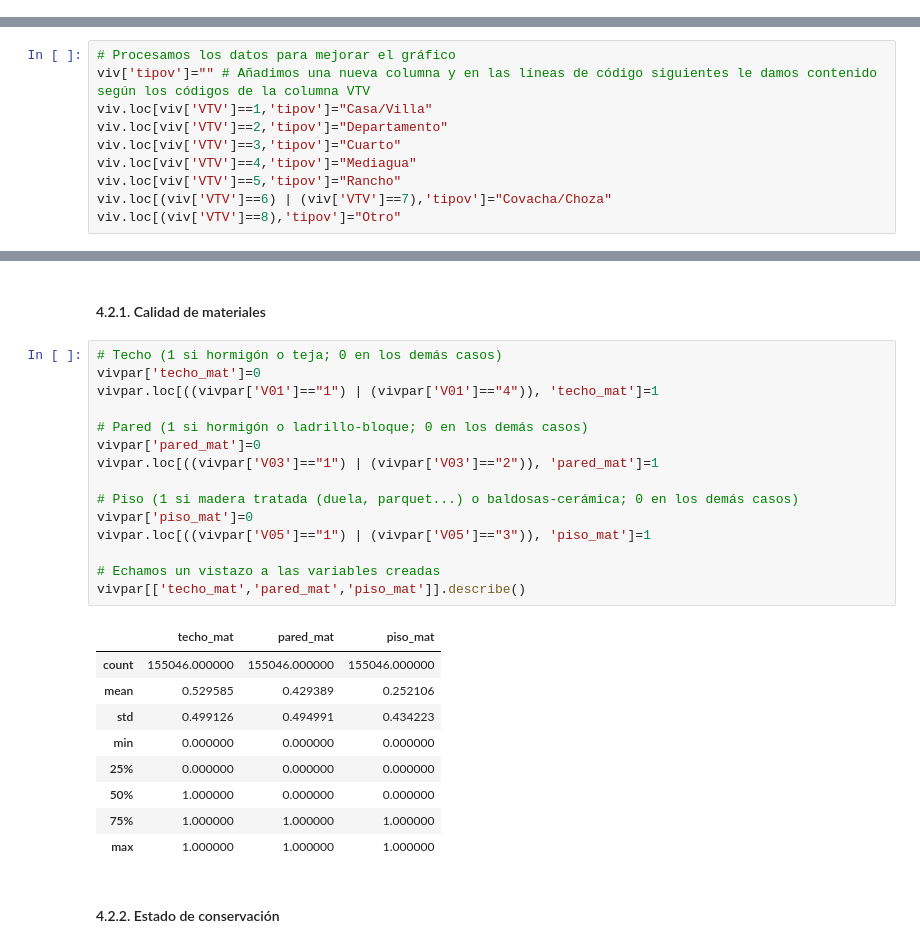
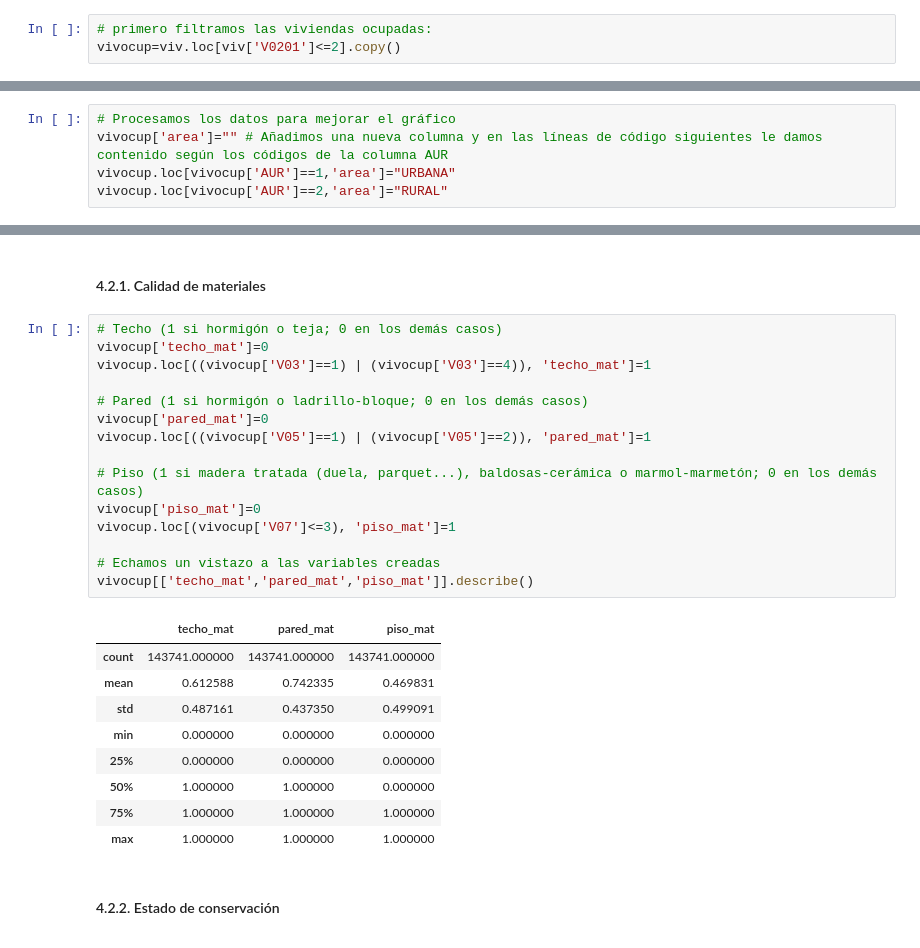
Before and after one commit to otoperalias/teaching, a Jupyter notebook: UTE_TallerAnalisisCuanti_2024_agosto.ipynb, the cells around one changed output, grey strips where cells are left out. Drawn from its saved outputs; the diff is of its cells as text.

```diff
--- a/UTE_TallerAnalisisCuanti_2024_agosto.ipynb
+++ b/UTE_TallerAnalisisCuanti_2024_agosto.ipynb
@@ -136,0 +115,3 @@ dtype: int64
+# %%
+# primero filtramos las viviendas ocupadas:
+vivocup=viv.loc[viv['V0201']<=2].copy()
@@ -147,11 +139,6 @@ sns.histplot(data=viv,x="VTV",stat="percent")
 El siguiente bloque de código procesa ligeramente los datos para crear un gráfico más entendible. En concreto, creamos una nueva variable en la que asignamos a cada código numérico su etiqueta.
 # %%
 # Procesamos los datos para mejorar el gráfico
-viv['tipov']="" # Añadimos una nueva columna y en las líneas de código siguientes le damos contenido según los códigos de la columna VTV
-viv.loc[viv['VTV']==1,'tipov']="Casa/Villa"
-viv.loc[viv['VTV']==2,'tipov']="Departamento"
-viv.loc[viv['VTV']==3,'tipov']="Cuarto"
-viv.loc[viv['VTV']==4,'tipov']="Mediagua"
-viv.loc[viv['VTV']==5,'tipov']="Rancho"
-viv.loc[(viv['VTV']==6) | (viv['VTV']==7),'tipov']="Covacha/Choza"
-viv.loc[(viv['VTV']==8),'tipov']="Otro"
+vivocup['area']="" # Añadimos una nueva columna y en las líneas de código siguientes le damos contenido según los códigos de la columna AUR
+vivocup.loc[vivocup['AUR']==1,'area']="URBANA"
+vivocup.loc[vivocup['AUR']==2,'area']="RURAL"
@@ -204,27 +183,27 @@ Aplicado al indicador que queremos construir:
 #### 4.2.1. Calidad de materiales
 # %%
 # Techo (1 si hormigón o teja; 0 en los demás casos)
-vivpar['techo_mat']=0
-vivpar.loc[((vivpar['V01']=="1") | (vivpar['V01']=="4")), 'techo_mat']=1
+vivocup['techo_mat']=0
+vivocup.loc[((vivocup['V03']==1) | (vivocup['V03']==4)), 'techo_mat']=1
 
 # Pared (1 si hormigón o ladrillo-bloque; 0 en los demás casos)
-vivpar['pared_mat']=0
-vivpar.loc[((vivpar['V03']=="1") | (vivpar['V03']=="2")), 'pared_mat']=1
+vivocup['pared_mat']=0
+vivocup.loc[((vivocup['V05']==1) | (vivocup['V05']==2)), 'pared_mat']=1
 
-# Piso (1 si madera tratada (duela, parquet...) o baldosas-cerámica; 0 en los demás casos)
-vivpar['piso_mat']=0
-vivpar.loc[((vivpar['V05']=="1") | (vivpar['V05']=="3")), 'piso_mat']=1
+# Piso (1 si madera tratada (duela, parquet...), baldosas-cerámica o marmol-marmetón; 0 en los demás casos)
+vivocup['piso_mat']=0
+vivocup.loc[(vivocup['V07']<=3), 'piso_mat']=1
 
 # Echamos un vistazo a las variables creadas
-vivpar[['techo_mat','pared_mat','piso_mat']].describe()
+vivocup[['techo_mat','pared_mat','piso_mat']].describe()
 # %% [output]
 |  | techo_mat | pared_mat | piso_mat |
-| count | 155046.000000 | 155046.000000 | 155046.000000 |
-| mean | 0.529585 | 0.429389 | 0.252106 |
-| std | 0.499126 | 0.494991 | 0.434223 |
+| count | 143741.000000 | 143741.000000 | 143741.000000 |
+| mean | 0.612588 | 0.742335 | 0.469831 |
+| std | 0.487161 | 0.437350 | 0.499091 |
 | min | 0.000000 | 0.000000 | 0.000000 |
 | 25% | 0.000000 | 0.000000 | 0.000000 |
-| 50% | 1.000000 | 0.000000 | 0.000000 |
+| 50% | 1.000000 | 1.000000 | 0.000000 |
 | 75% | 1.000000 | 1.000000 | 1.000000 |
 | max | 1.000000 | 1.000000 | 1.000000 |
 # %% [markdown]
```
Also changed, not shown: parts of 26 cells of this notebook.
